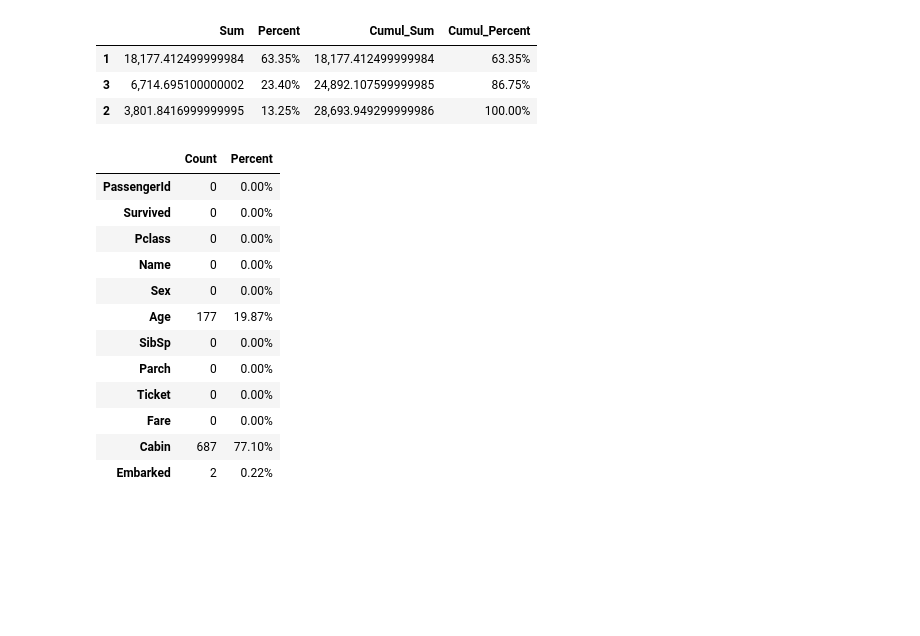
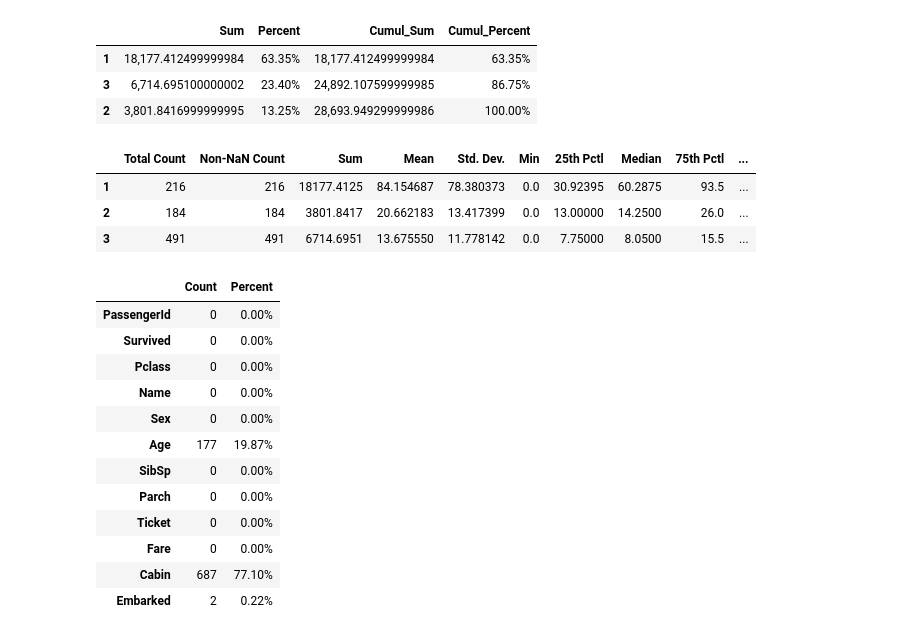
Before and after one commit to AdmiralWen/ds_tools, a Jupyter notebook: Examples/Examples.ipynb, the cells around one changed output. Saved outputs shown, nothing was run; the diff lists cells and outputs as text; code cells hidden in the pictures; blank space fills up the shorter version.

Commit message:
Added describeBy() function

```diff
--- a/Examples/Examples.ipynb
+++ b/Examples/Examples.ipynb
@@ -73,6 +73,14 @@ DE.summaryTab(titanic, 'Pclass', 'Fare')
 | 1 | 18,177.412499999984 | 63.35% | 18,177.412499999984 | 63.35% |
 | 3 | 6,714.695100000002 | 23.40% | 24,892.107599999985 | 86.75% |
 | 2 | 3,801.8416999999995 | 13.25% | 28,693.949299999986 | 100.00% |
+# %%
+# describeBy:
+DE.describeBy(titanic, 'Pclass', 'Fare')
+# %% [output]
+|  | Total Count | Non-NaN Count | Sum | Mean | Std. Dev. | Min | 25th Pctl | Median | 75th Pctl | ... |
+| 1 | 216 | 216 | 18177.4125 | 84.154687 | 78.380373 | 0.0 | 30.92395 | 60.2875 | 93.5 | ... |
+| 2 | 184 | 184 | 3801.8417 | 20.662183 | 13.417399 | 0.0 | 13.00000 | 14.2500 | 26.0 | ... |
+| 3 | 491 | 491 | 6714.6951 | 13.675550 | 11.778142 | 0.0 | 7.75000 | 8.0500 | 15.5 | ... |
 # %%
 # naPerColumn:
 DE.naPerColumn(titanic)
```
Also changed, not shown: 1 other file.
